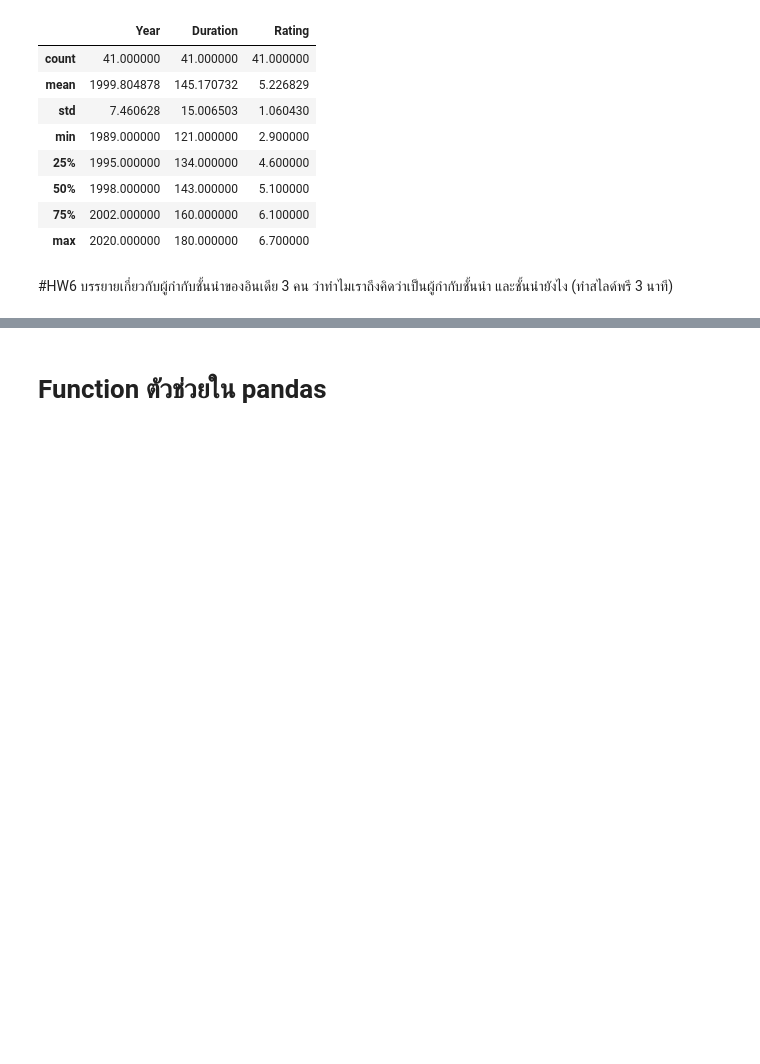
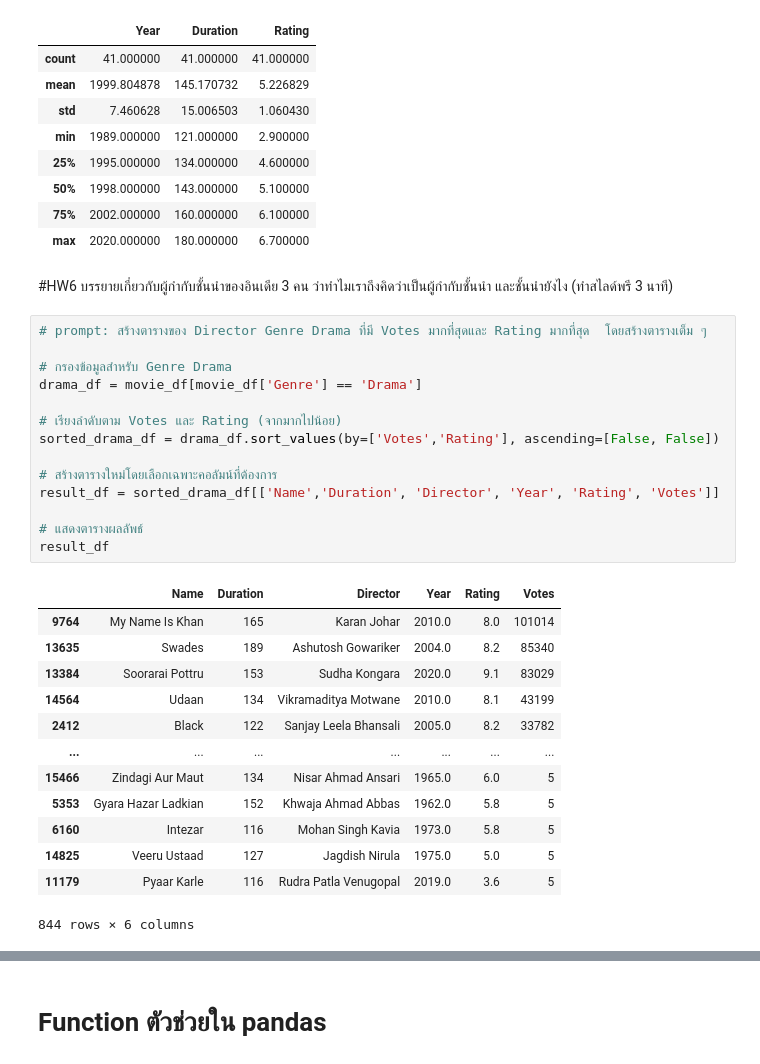
Before and after one commit to Arisarayangyoo/Python_dataviz2024, a Jupyter notebook: Pandas101_2024.ipynb, the cells around one changed output, grey strips where cells are left out. Drawn from its saved outputs; the diff is of its cells as text; blank space fills up the shorter version.

```diff
--- a/Pandas101_2024.ipynb
+++ b/Pandas101_2024.ipynb
@@ -1028,3 +1034,31 @@ movie_df[movie_df['Director'] == most_frequent_director].describe()
 # %% [markdown]
 #HW6 บรรยายเกี่ยวกับผู้กำกับชั้นนำของอินเดีย 3 คน ว่าทำไมเราถึงคิดว่าเป็นผู้กำกับชั้นนำ และชั้นนำยังไง
 (ทำสไลด์พรี 3 นาที)
+# %%
+# prompt: สร้างตารางของ Director Genre Drama ที่มี Votes มากที่สุดและ Rating มากที่สุด  โดยสร้างตารางเต็ม ๆ
+
+# กรองข้อมูลสำหรับ Genre Drama
+drama_df = movie_df[movie_df['Genre'] == 'Drama']
+
+# เรียงลำดับตาม Votes และ Rating (จากมากไปน้อย)
+sorted_drama_df = drama_df.sort_values(by=['Votes','Rating'], ascending=[False, False])
+
+# สร้างตารางใหม่โดยเลือกเฉพาะคอลัมน์ที่ต้องการ
+result_df = sorted_drama_df[['Name','Duration', 'Director', 'Year', 'Rating', 'Votes']]
+
+# แสดงตารางผลลัพธ์
+result_df
+# %% [output]
+|  | Name | Duration | Director | Year | Rating | Votes |
+| 9764 | My Name Is Khan | 165 | Karan Johar | 2010.0 | 8.0 | 101014 |
+| 13635 | Swades | 189 | Ashutosh Gowariker | 2004.0 | 8.2 | 85340 |
+| 13384 | Soorarai Pottru | 153 | Sudha Kongara | 2020.0 | 9.1 | 83029 |
+| 14564 | Udaan | 134 | Vikramaditya Motwane | 2010.0 | 8.1 | 43199 |
+| 2412 | Black | 122 | Sanjay Leela Bhansali | 2005.0 | 8.2 | 33782 |
+| ... | ... | ... | ... | ... | ... | ... |
+| 15466 | Zindagi Aur Maut | 134 | Nisar Ahmad Ansari | 1965.0 | 6.0 | 5 |
+| 5353 | Gyara Hazar Ladkian | 152 | Khwaja Ahmad Abbas | 1962.0 | 5.8 | 5 |
+| 6160 | Intezar | 116 | Mohan Singh Kavia | 1973.0 | 5.8 | 5 |
+| 14825 | Veeru Ustaad | 127 | Jagdish Nirula | 1975.0 | 5.0 | 5 |
+| 11179 | Pyaar Karle | 116 | Rudra Patla Venugopal | 2019.0 | 3.6 | 5 |
+844 rows × 6 columns
```
Also changed, not shown: parts of 6 cells of this notebook.
